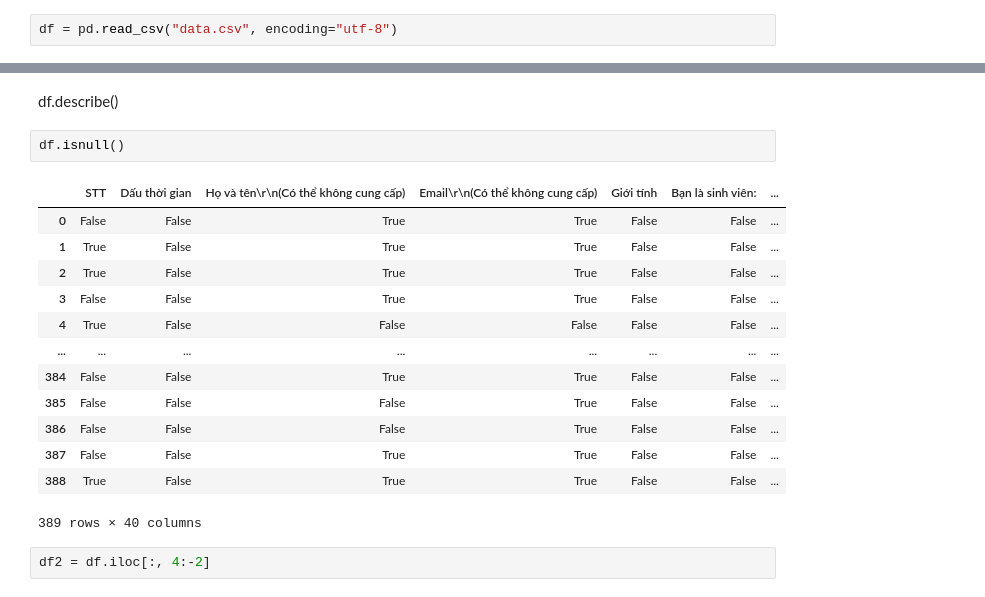
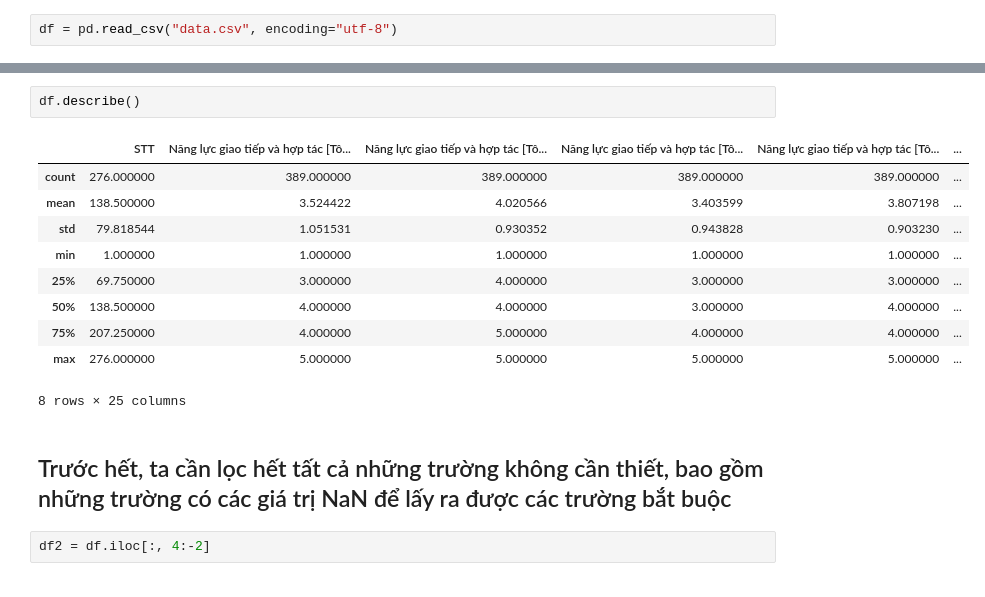
Before and after one commit to dungca1512/process_data_nckh, a Jupyter notebook: process_data.ipynb, the cells around one changed output, grey strips where cells are left out. Drawn from its saved outputs; the diff is of its cells as text.

```diff
--- a/process_data.ipynb
+++ b/process_data.ipynb
@@ -31,21 +31,18 @@ memory usage: 121.7+ KB
-# %% [markdown]
-df.describe()
 # %%
-df.isnull()
+df.describe()
 # %% [output]
-|  | STT | Dấu thời gian | Họ và tên\r\n(Có thể không cung cấp) | Email\r\n(Có thể không cung cấp) | Giới tính | Bạn là sinh viên: | ... |
-| 0 | False | False | True | True | False | False | ... |
-| 1 | True | False | True | True | False | False | ... |
-| 2 | True | False | True | True | False | False | ... |
-| 3 | False | False | True | True | False | False | ... |
-| 4 | True | False | False | False | False | False | ... |
-| ... | ... | ... | ... | ... | ... | ... | ... |
-| 384 | False | False | True | True | False | False | ... |
-| 385 | False | False | False | True | False | False | ... |
-| 386 | False | False | False | True | False | False | ... |
-| 387 | False | False | True | True | False | False | ... |
-| 388 | True | False | True | True | False | False | ... |
+|  | STT | Năng lực giao tiếp và hợp tác [Tô... | Năng lực giao tiếp và hợp tác [Tô... | Năng lực giao tiếp và hợp tác [Tô... | Năng lực giao tiếp và hợp tác [Tô... | ... |
+| count | 276.000000 | 389.000000 | 389.000000 | 389.000000 | 389.000000 | ... |
+| mean | 138.500000 | 3.524422 | 4.020566 | 3.403599 | 3.807198 | ... |
+| std | 79.818544 | 1.051531 | 0.930352 | 0.943828 | 0.903230 | ... |
+| min | 1.000000 | 1.000000 | 1.000000 | 1.000000 | 1.000000 | ... |
+| 25% | 69.750000 | 3.000000 | 4.000000 | 3.000000 | 3.000000 | ... |
+| 50% | 138.500000 | 4.000000 | 4.000000 | 3.000000 | 4.000000 | ... |
+| 75% | 207.250000 | 4.000000 | 5.000000 | 4.000000 | 4.000000 | ... |
+| max | 276.000000 | 5.000000 | 5.000000 | 5.000000 | 5.000000 | ... |
-389 rows × 40 columns
+8 rows × 25 columns
+# %% [markdown]
+## Trước hết, ta cần lọc hết tất cả những trường không cần thiết, bao gồm những trường có các giá trị NaN để lấy ra được các trường bắt buộc
 # %%
 df2 = df.iloc[:, 4:-2]
 # %%
```
Also changed, not shown: parts of 21 cells of this notebook, 3 other files.
